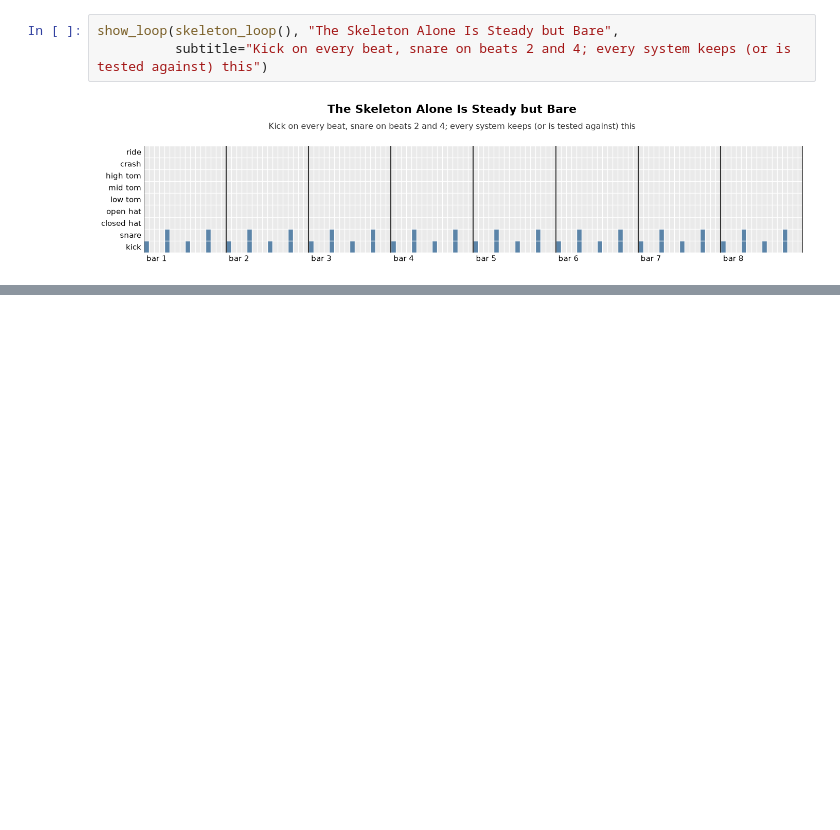
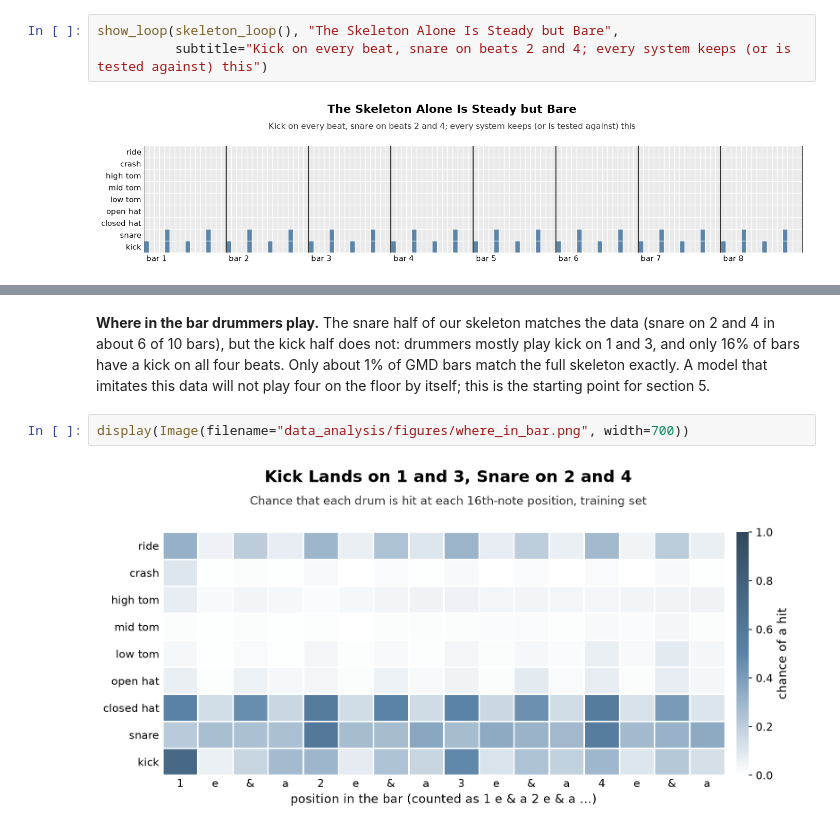
Before and after one commit to giacomograzia/generative-ai-music, a Jupyter notebook: notebook.ipynb, the cells around one changed output, grey strips where cells are left out. Saved outputs shown, nothing was run; the diff lists cells and outputs as text; blank space fills up the shorter version.

```diff
--- a/notebook.ipynb
+++ b/notebook.ipynb
@@ -123,0 +151,9 @@ TODO
+# %% [markdown]
+**Where in the bar drummers play.** The snare half of our skeleton matches the data (snare on 2 and 4 in about 6 of
+10 bars), but the kick half does not: drummers mostly play kick on 1 and 3, and only 16% of bars have a kick on all
+four beats. Only about 1% of GMD bars match the full skeleton exactly. A model that imitates this data will not
+play four on the floor by itself; this is the starting point for section 5.
+# %%
+display(Image(filename="data_analysis/figures/where_in_bar.png", width=700))
+# %% [output]
+[figure, added]
```
Also changed, not shown: parts of 18 cells of this notebook.
